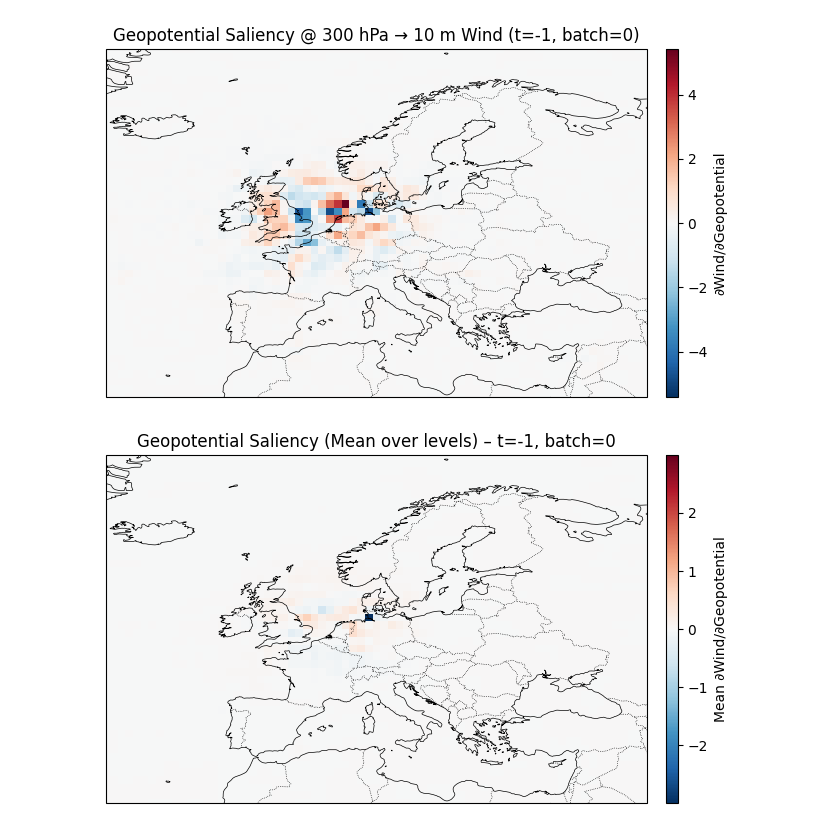
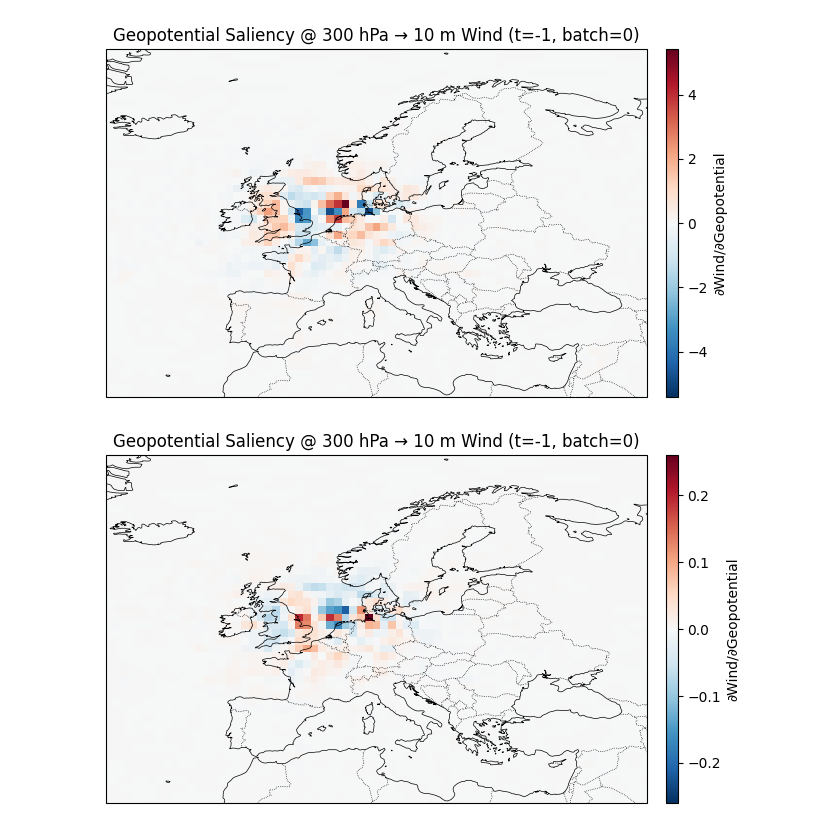
Before and after one commit to EStaELisa/graphcast-xai, a Jupyter notebook: jupiter_saliency_maps/gradients.ipynb, the cells around one changed output. Saved outputs shown, nothing was run; the diff lists cells and outputs as text; code cells hidden in the pictures.

```diff
--- a/jupiter_saliency_maps/gradients.ipynb
+++ b/jupiter_saliency_maps/gradients.ipynb
@@ -104,16 +153,21 @@ Coordinates:
 # %%
 saliency_path = "data/predictions/zeynep_wind_grad_saliency.nc"
 saliency_path_grad_x_input = "data/predictions/zeynep_wind_grad_grad_x_input.nc"
+
+saliency_path_integrated_gradients = "data/predictions/zeynep_wind_grad_intgrad.nc"
+
 input_path = "../data/prediction_zeynep_22/input_data/graphcast_ready_input_zeynep_22_graphcast_small.nc"
 
 sal_ds = xr.open_dataset(saliency_path)
 sal_ds_grad_x_input = xr.open_dataset(saliency_path_grad_x_input)
+sal_ds_integrated_gradients = xr.open_dataset(saliency_path_integrated_gradients)
+
 input_ds = xr.open_dataset(input_path)
 # %%
 # Compute mean(|saliency|) for each feature
 scores = []
-for var in sal_ds.data_vars:
-    da = sal_ds[var]
+for var in sal_ds_integrated_gradients.data_vars:
+    da = sal_ds_integrated_gradients[var]
     # use built-in abs to get a DataArray of absolute values
     mean_abs = float(abs(da).mean().item())   # .item() to get a Python float
     scores.append((var, mean_abs))
@@ -420,12 +474,19 @@ plot_atmospheric_saliency(
 # %% [output]
 [figure]
 # %%
-# Plot average geopotential saliency
-plot_aggregated_saliency(
-    sal_ds_grad_x_input, input_ds,
+# variables:
+# geopotential, temperature, specific_humidity,
+# u_component_of_wind, v_component_of_wind, vertical_velocity
+
+plot_atmospheric_saliency(
+    sal_ds=sal_ds_integrated_gradients,
+    input_ds=input_ds,
     varname="geopotential",
+    target_level=300.0,
     time_index=-1,
-    method="mean"
+    batch_index=0,
+    extent=[-25, 45, 30, 75],
+    cmap="RdBu_r"
 )
 # %% [output]
-[figure, old version]
+[figure, new version]
```
Also changed, not shown: parts of 8 cells of this notebook, 3 other files.
